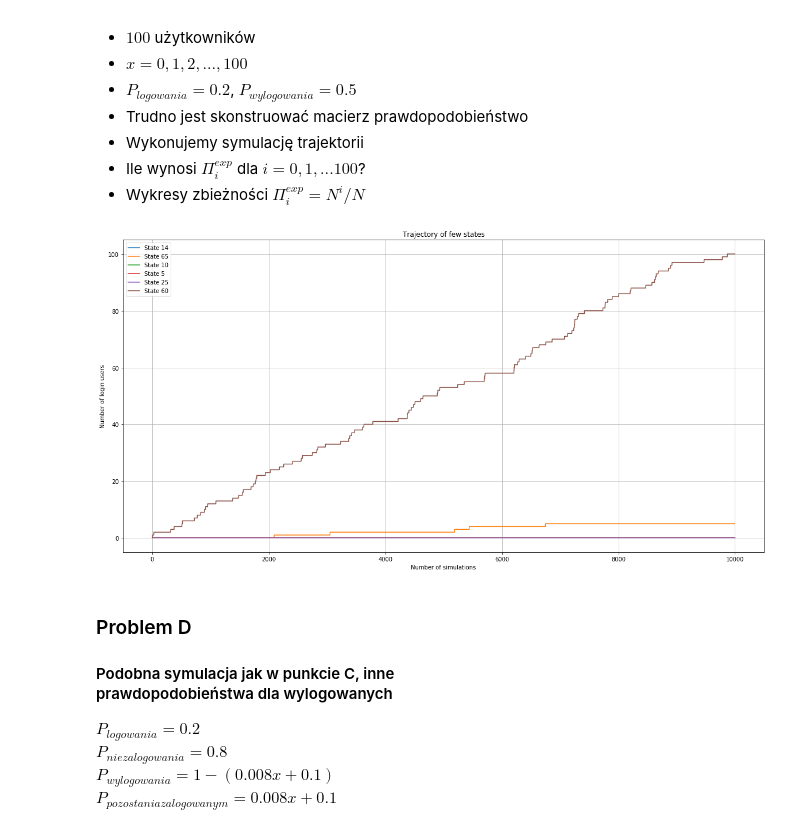
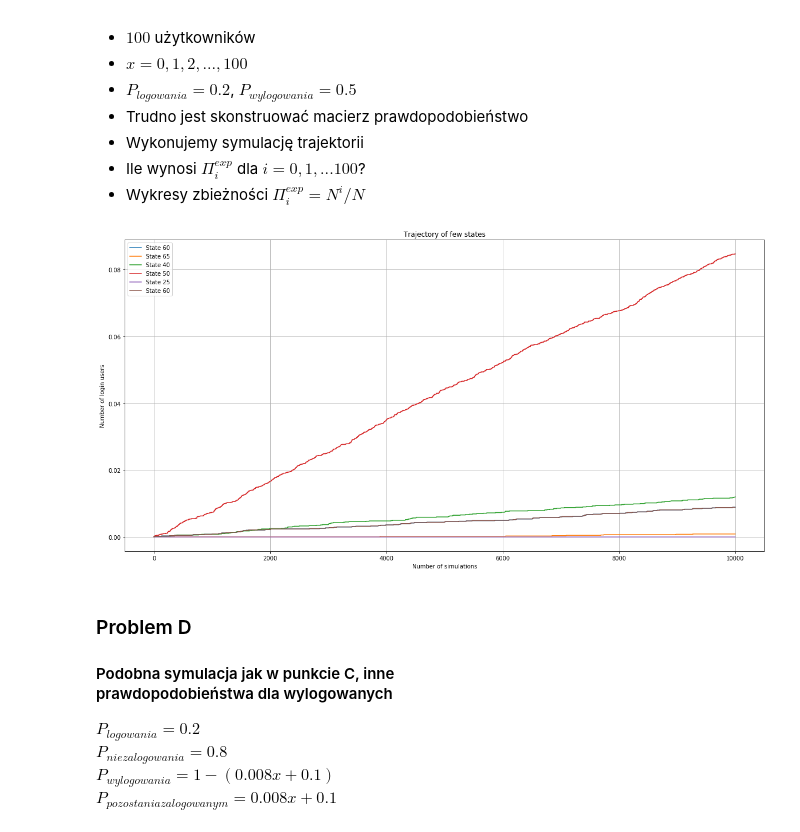
Before and after one commit to pajelonek/Statistical_Methods, a Jupyter notebook: Statystyka_2.ipynb, the cells around one changed output. Saved outputs shown, nothing was run; the diff lists cells and outputs as text; code cells hidden in the pictures.

```diff
--- a/Statystyka_2.ipynb
+++ b/Statystyka_2.ipynb
@@ -229,46 +203,46 @@ def simulate_markov_frequency2(users, prob_login, prob_logout, n_users):
             state_node += 1
     return state_node
 # %%
-def create_frequency(results, state):
+def create_frequency(results, state, N):
     state_frequency = []
     frequency = 0
     for n in range(len(results)):
         if results[n] == state:
             frequency += 1
-        state_frequency.append(frequency)
+        state_frequency.append(frequency/N)
     return state_frequency
 # %%
 n_users = 100
 users = [False] * n_users
 prob_login = 0.2
 prob_logout = 0.5
 N = 10000
 results = []
-for n in range(N):
+for n in range(1, N):
     results.append(simulate_markov_frequency2(users, prob_login, prob_logout, n_users))
 
-y1 = create_frequency(results, 14)
-y2 = create_frequency(results, 65)
-y3 = create_frequency(results, 10)
-y4 = create_frequency(results, 5)
-y5 = create_frequency(results, 25)
-y6 = create_frequency(results, 60)
-plt.plot(y1, label='State 14')
+y1 = create_frequency(results, 60, N)
+y2 = create_frequency(results, 65, N)
+y3 = create_frequency(results, 40, N)
+y4 = create_frequency(results, 50, N)
+y5 = create_frequency(results, 25, N)
+y6 = create_frequency(results, 60, N)
+plt.plot(y1, label='State 60')
 plt.plot(y2, label='State 65')
-plt.plot(y3, label='State 10')
-plt.plot(y4, label='State 5')
+plt.plot(y3, label='State 40')
+plt.plot(y4, label='State 50')
 plt.plot(y5, label='State 25')
 plt.plot(y6, label='State 60')
 plt.grid()
 plt.title('Trajectory of few states')
 plt.xlabel('Number of simulations')
 plt.ylabel('Number of login users')
 plt.rcParams["figure.figsize"]=(20, 10)
 plt.legend(loc='best')
 
 plt.show()
 # %% [output]
-[figure, old version]
+[figure, new version]
 # %% [markdown]
 ### Problem D
 #### Podobna symulacja jak w punkcie C, inne <br> prawdopodobieństwa dla wylogowanych
```
Also changed, not shown: parts of 8 cells of this notebook.
